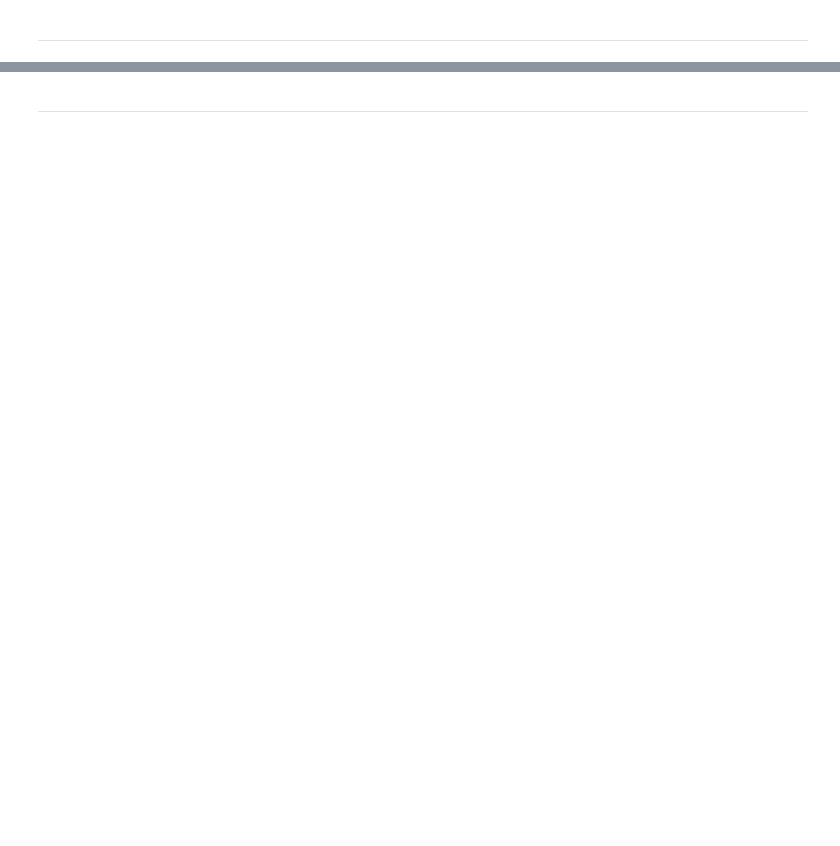
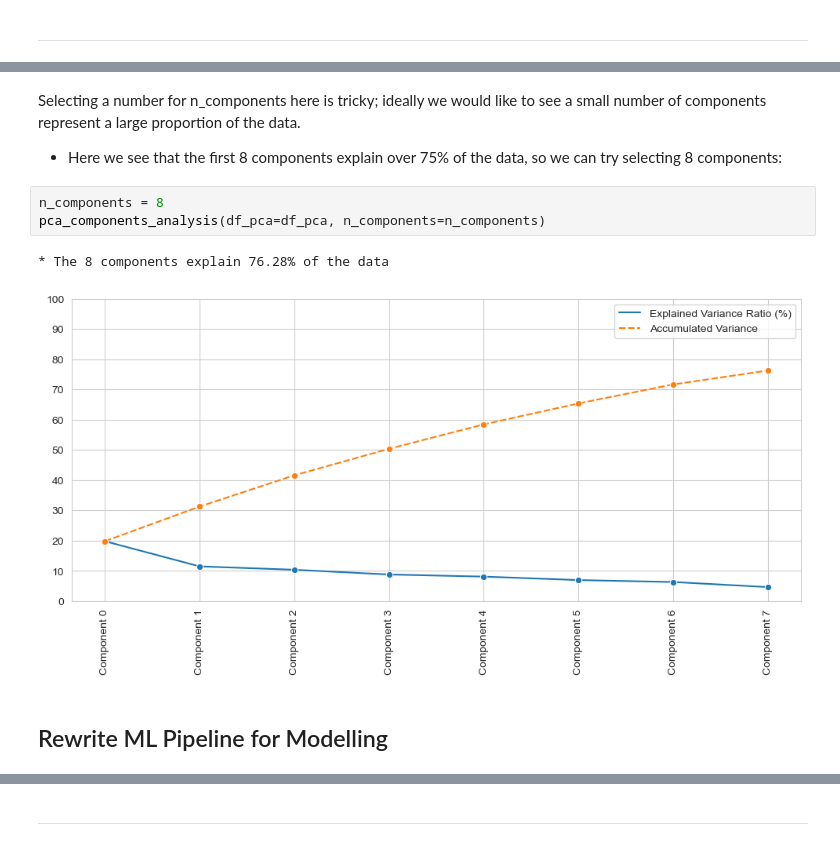
Before and after one commit to frankiesanjana/housing-price-predictor, a Jupyter notebook: jupyter_notebooks/05-modelling-evaluation.ipynb, the cells around one changed output, grey strips where cells are left out. Saved outputs shown, nothing was run; the diff lists cells and outputs as text; blank space fills up the shorter version.

```diff
--- a/jupyter_notebooks/05-modelling-evaluation.ipynb
+++ b/jupyter_notebooks/05-modelling-evaluation.ipynb
@@ -778,0 +863,11 @@ plt.show()
+# %% [markdown]
+Selecting a number for n_components here is tricky; ideally we would like to see a small number of components represent a large proportion of the data.
+* Here we see that the first 8 components explain over 75% of the data, so we can try selecting 8 components:
+# %%
+n_components = 8
+pca_components_analysis(df_pca=df_pca, n_components=n_components)
+# %% [output]
+* The 8 components explain 76.28% of the data
+[figure, added]
+# %% [markdown]
+## Rewrite ML Pipeline for Modelling
```
Also changed, not shown: parts of 62 cells of this notebook.
